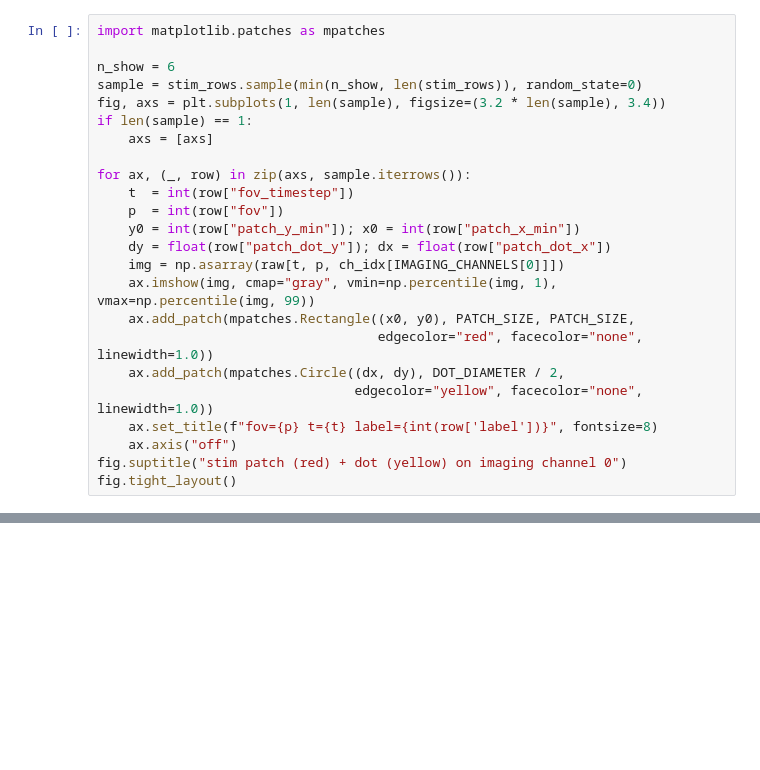
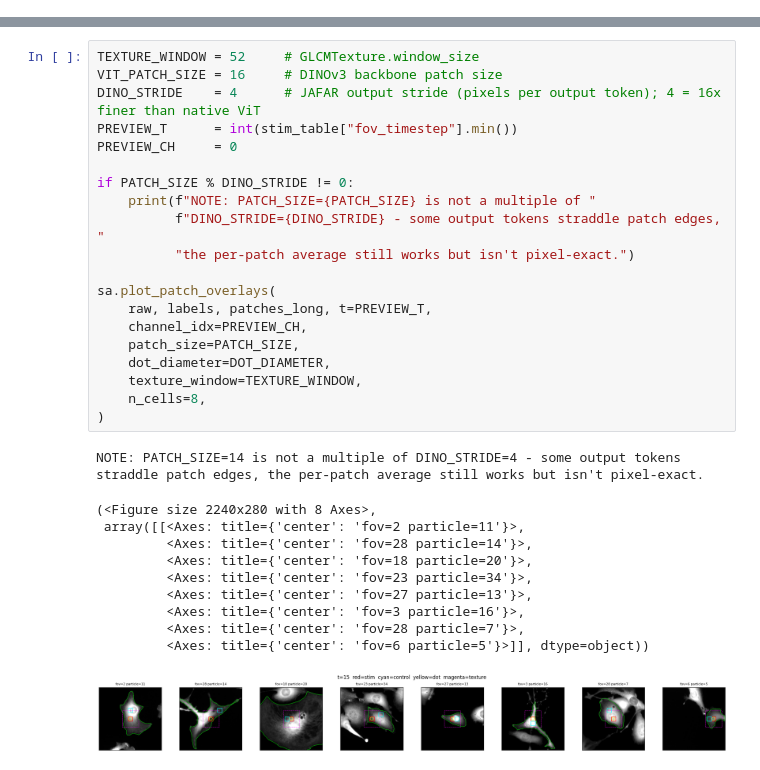
Before and after one commit to pertzlab/faro-experiments, a Jupyter notebook: 23_random_stim_per_cell_14px_patches/analyze_stim_intensity.ipynb, the cells around one changed output, grey strips where cells are left out. Saved outputs shown, nothing was run; the diff lists cells and outputs as text; blank space fills up the shorter version.

```diff
--- a/23_random_stim_per_cell_14px_patches/analyze_stim_intensity.ipynb
+++ b/23_random_stim_per_cell_14px_patches/analyze_stim_intensity.ipynb
@@ -132,24 +77,0 @@ coordinate convention is correct.
-# %%
-import matplotlib.patches as mpatches
-
-n_show = 6
-sample = stim_rows.sample(min(n_show, len(stim_rows)), random_state=0)
-fig, axs = plt.subplots(1, len(sample), figsize=(3.2 * len(sample), 3.4))
-if len(sample) == 1:
-    axs = [axs]
-
-for ax, (_, row) in zip(axs, sample.iterrows()):
-    t  = int(row["fov_timestep"])
-    p  = int(row["fov"])
-    y0 = int(row["patch_y_min"]); x0 = int(row["patch_x_min"])
-    dy = float(row["patch_dot_y"]); dx = float(row["patch_dot_x"])
-    img = np.asarray(raw[t, p, ch_idx[IMAGING_CHANNELS[0]]])
-    ax.imshow(img, cmap="gray", vmin=np.percentile(img, 1), vmax=np.percentile(img, 99))
-    ax.add_patch(mpatches.Rectangle((x0, y0), PATCH_SIZE, PATCH_SIZE,
-                                    edgecolor="red", facecolor="none", linewidth=1.0))
-    ax.add_patch(mpatches.Circle((dx, dy), DOT_DIAMETER / 2,
-                                 edgecolor="yellow", facecolor="none", linewidth=1.0))
-    ax.set_title(f"fov={p} t={t} label={int(row['label'])}", fontsize=8)
-    ax.axis("off")
-fig.suptitle("stim patch (red) + dot (yellow) on imaging channel 0")
-fig.tight_layout()
@@ -778,0 +401,32 @@ print("wrote:", out_path)
+# %%
+TEXTURE_WINDOW = 52     # GLCMTexture.window_size
+VIT_PATCH_SIZE = 16     # DINOv3 backbone patch size
+DINO_STRIDE    = 4      # JAFAR output stride (pixels per output token); 4 = 16x finer than native ViT
+PREVIEW_T      = int(stim_table["fov_timestep"].min())
+PREVIEW_CH     = 0
+
+if PATCH_SIZE % DINO_STRIDE != 0:
+    print(f"NOTE: PATCH_SIZE={PATCH_SIZE} is not a multiple of "
+          f"DINO_STRIDE={DINO_STRIDE} - some output tokens straddle patch edges, "
+          "the per-patch average still works but isn't pixel-exact.")
+
+sa.plot_patch_overlays(
+    raw, labels, patches_long, t=PREVIEW_T,
+    channel_idx=PREVIEW_CH,
+    patch_size=PATCH_SIZE,
+    dot_diameter=DOT_DIAMETER,
+    texture_window=TEXTURE_WINDOW,
+    n_cells=8,
+)
+# %% [output]
+NOTE: PATCH_SIZE=14 is not a multiple of DINO_STRIDE=4 - some output tokens straddle patch edges, the per-patch average still works but isn't pixel-exact.
+(<Figure size 2240x280 with 8 Axes>,
+ array([[<Axes: title={'center': 'fov=2 particle=11'}>,
+         <Axes: title={'center': 'fov=28 particle=14'}>,
+         <Axes: title={'center': 'fov=18 particle=20'}>,
+         <Axes: title={'center': 'fov=23 particle=34'}>,
+         <Axes: title={'center': 'fov=27 particle=13'}>,
+         <Axes: title={'center': 'fov=3 particle=16'}>,
+         <Axes: title={'center': 'fov=28 particle=7'}>,
+         <Axes: title={'center': 'fov=6 particle=5'}>]], dtype=object))
+[figure, added]
```
Also changed, not shown: parts of 62 cells of this notebook, 3 other files.
